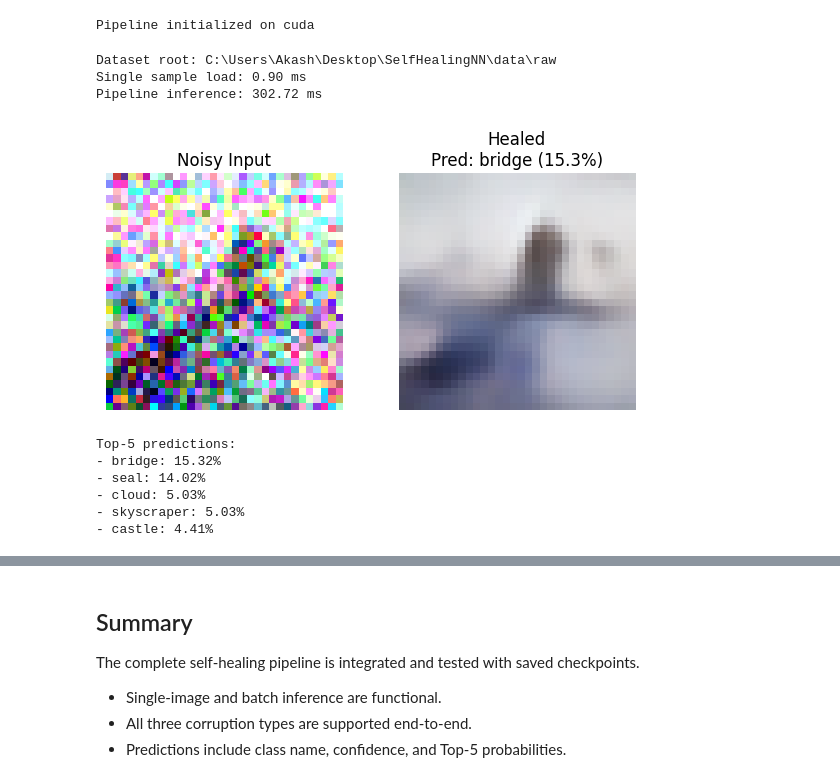
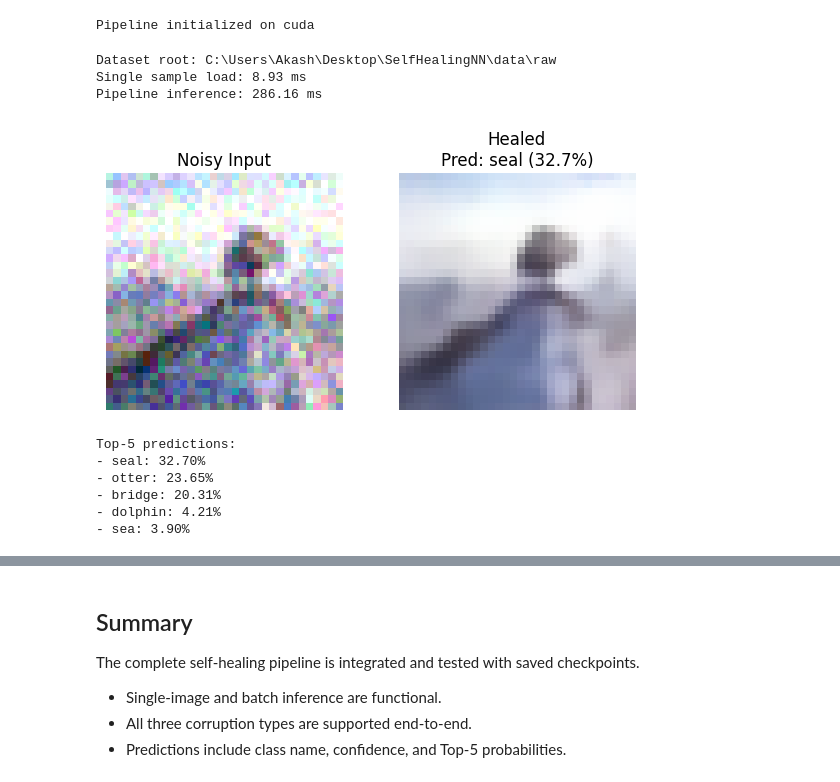
Before and after one commit to RushikeshMasalkar/SelfHealingNN, a Jupyter notebook: notebooks/04_Pipeline_Integration.ipynb, the cells around one changed output, grey strips where cells are left out. Saved outputs shown, nothing was run; the diff lists cells and outputs as text; code cells hidden in the pictures.

Commit message:
Update evaluation notebooks and noise settings

```diff
--- a/notebooks/04_Pipeline_Integration.ipynb
+++ b/notebooks/04_Pipeline_Integration.ipynb
@@ -53,14 +53,12 @@ print(f'Pipeline initialized on {device}')
 Pipeline initialized on cuda
 # %%
 from torchvision import datasets, transforms
-
 from src.dataset import NoiseInjector
 
 mean = config['dataset']['mean']
 std = config['dataset']['std']
 
 # Ensure notebook uses project-level dataset path, not notebooks/data/raw.
-
 print('Dataset root:', Path(config['dataset']['root']).resolve())
 
 def denorm(batch):
@@ -83,43 +81,44 @@ clean_norm, _ = test_base[0]
 sample_ms = (time.perf_counter() - start) * 1000
 clean_pixel = denorm(clean_norm)
 
 injector = NoiseInjector()
-noisy_pixel = injector.gaussian_noise(clean_pixel, std=0.3).unsqueeze(0)
+# Reduced specific noise level for this demonstration from 0.3 to 0.1
+noisy_pixel = injector.gaussian_noise(clean_pixel, std=0.1).unsqueeze(0)
 
 start = time.perf_counter()
 result = pipeline.forward(noisy_pixel)
 inference_ms = (time.perf_counter() - start) * 1000
 
 print(f'Single sample load: {sample_ms:.2f} ms')
 print(f'Pipeline inference: {inference_ms:.2f} ms')
 
 fig, axes = plt.subplots(1, 2, figsize=(6, 3))
 axes[0].imshow(noisy_pixel[0].permute(1, 2, 0).cpu())
 axes[0].set_title('Noisy Input')
 axes[0].axis('off')
 
 axes[1].imshow(result['cleaned_image'][0].detach().cpu().permute(1, 2, 0).clamp(0, 1))
 axes[1].set_title(
     f"Healed\nPred: {result['class_name']} ({result['confidence'] * 100:.1f}%)"
 )
 axes[1].axis('off')
 plt.tight_layout()
 plt.show()
 
 print('Top-5 predictions:')
 for item in result['top5']:
     print(f"- {item['class_name']}: {item['confidence'] * 100:.2f}%")
 # %% [output]
 Dataset root: C:\Users\Akash\Desktop\SelfHealingNN\data\raw
-Single sample load: 0.90 ms
-Pipeline inference: 302.72 ms
+Single sample load: 8.93 ms
+Pipeline inference: 286.16 ms
-[figure, old version]
+[figure, new version]
 Top-5 predictions:
-- bridge: 15.32%
-- seal: 14.02%
-- cloud: 5.03%
-- skyscraper: 5.03%
-- castle: 4.41%
+- seal: 32.70%
+- otter: 23.65%
+- bridge: 20.31%
+- dolphin: 4.21%
+- sea: 3.90%
 # %%
 clean_norm_batch = torch.stack([test_base[i][0] for i in range(8)])
 clean_pixel_batch = denorm(clean_norm_batch)
```
Also changed, not shown: parts of 3 cells of this notebook, 3 other files.
